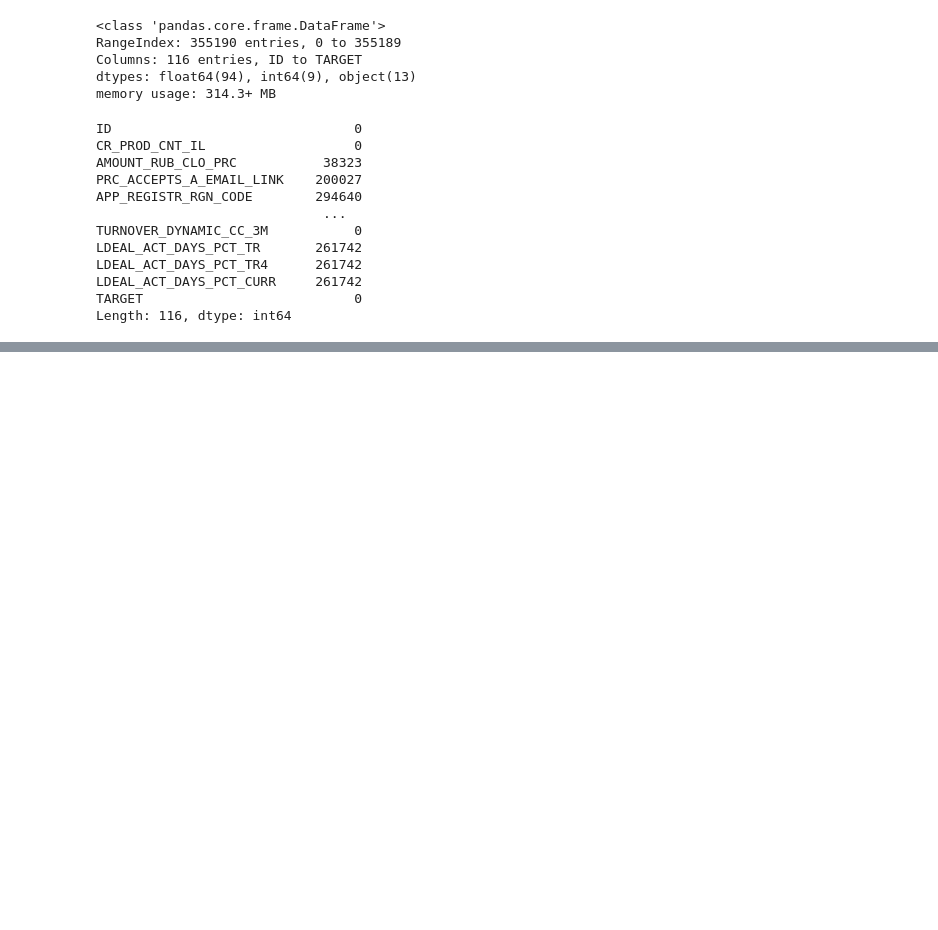
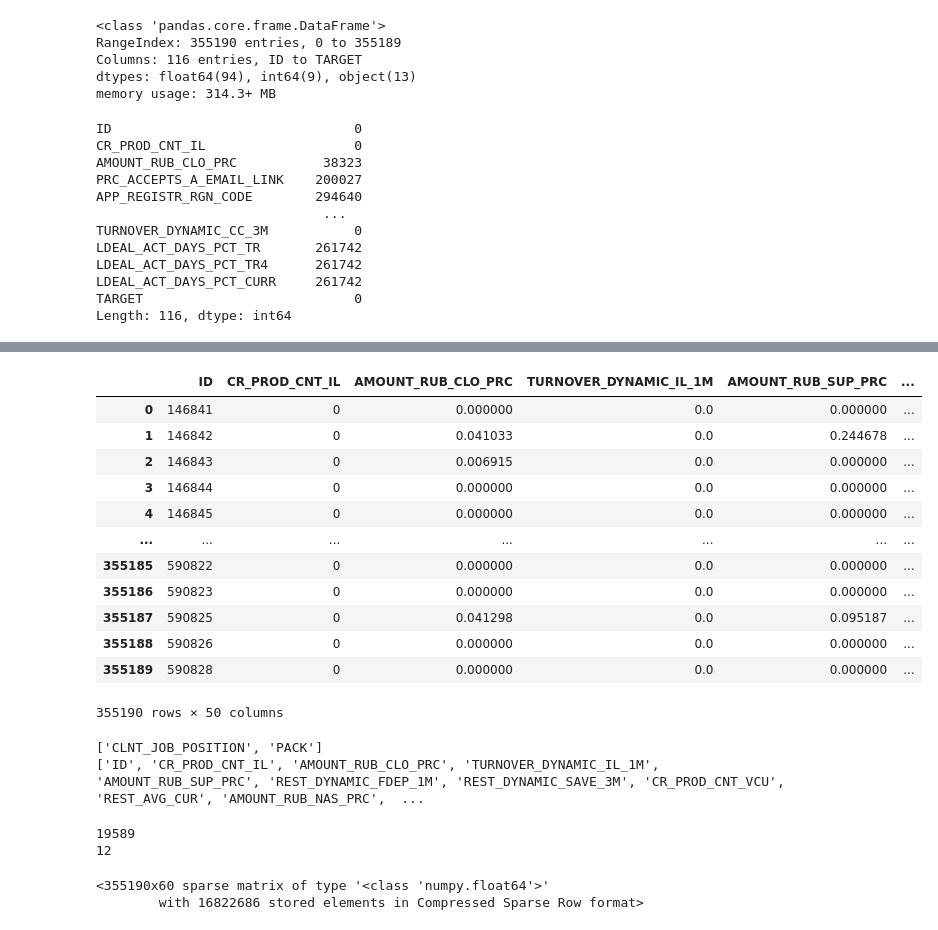
Before and after one commit to danlee65071/churn, a Jupyter notebook: Naive.ipynb, the cells around one changed output, grey strips where cells are left out. Drawn from its saved outputs; the diff is of its cells as text; code cells hidden in the pictures; blank space fills up the shorter version.

Commit message:
pipelines

```diff
--- a/Naive.ipynb
+++ b/Naive.ipynb
@@ -57,0 +122,32 @@ Length: 116, dtype: int64
+# %%
+labels = df_['TARGET']
+data = df_.drop(['TARGET'], axis=1)
+data
+# %% [output]
+|  | ID | CR_PROD_CNT_IL | AMOUNT_RUB_CLO_PRC | TURNOVER_DYNAMIC_IL_1M | AMOUNT_RUB_SUP_PRC | ... |
+| 0 | 146841 | 0 | 0.000000 | 0.0 | 0.000000 | ... |
+| 1 | 146842 | 0 | 0.041033 | 0.0 | 0.244678 | ... |
+| 2 | 146843 | 0 | 0.006915 | 0.0 | 0.000000 | ... |
+| 3 | 146844 | 0 | 0.000000 | 0.0 | 0.000000 | ... |
+| 4 | 146845 | 0 | 0.000000 | 0.0 | 0.000000 | ... |
+| ... | ... | ... | ... | ... | ... | ... |
+| 355185 | 590822 | 0 | 0.000000 | 0.0 | 0.000000 | ... |
+| 355186 | 590823 | 0 | 0.000000 | 0.0 | 0.000000 | ... |
+| 355187 | 590825 | 0 | 0.041298 | 0.0 | 0.095187 | ... |
+| 355188 | 590826 | 0 | 0.000000 | 0.0 | 0.000000 | ... |
+| 355189 | 590828 | 0 | 0.000000 | 0.0 | 0.000000 | ... |
+355190 rows × 50 columns
+# %%
+cat_attributes = [col for col in data.columns if data[col].dtype == np.dtype('O')]
+num_attributes = [col for col in data.columns if col not in cat_attributes]
+print(cat_attributes)
+print(num_attributes)
+# %% [output]
+['CLNT_JOB_POSITION', 'PACK']
+['ID', 'CR_PROD_CNT_IL', 'AMOUNT_RUB_CLO_PRC', 'TURNOVER_DYNAMIC_IL_1M', 'AMOUNT_RUB_SUP_PRC', 'REST_DYNAMIC_FDEP_1M', 'REST_DYNAMIC_SAVE_3M', 'CR_PROD_CNT_VCU', 'REST_AVG_CUR', 'AMOUNT_RUB_NAS_PRC',  ...
+# %%
+print(len(set(data['CLNT_JOB_POSITION'])))
+print(len(set(data['PACK'])))
+# %% [output]
+19589
+12
@@ -57,0 +177,6 @@ Length: 116, dtype: int64
+# %%
+data_prep = full_pipeline.fit_transform(data)
+data_prep
+# %% [output]
+<355190x60 sparse matrix of type '<class 'numpy.float64'>'
+        with 16822686 stored elements in Compressed Sparse Row format>
```
Also changed, not shown: parts of 10 cells of this notebook, 2 other files.
